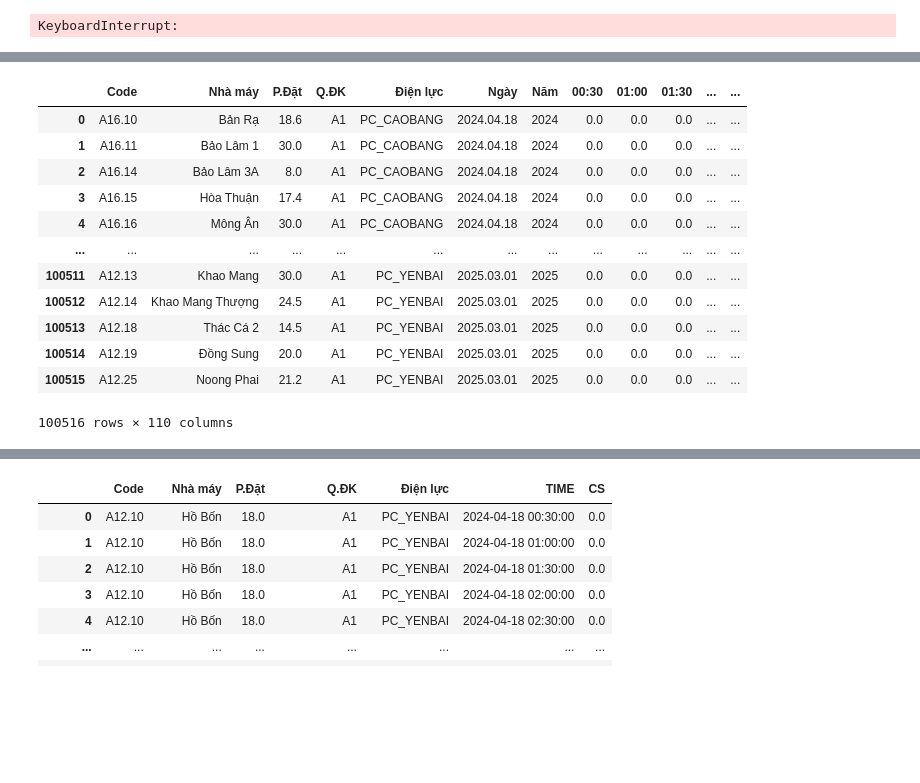
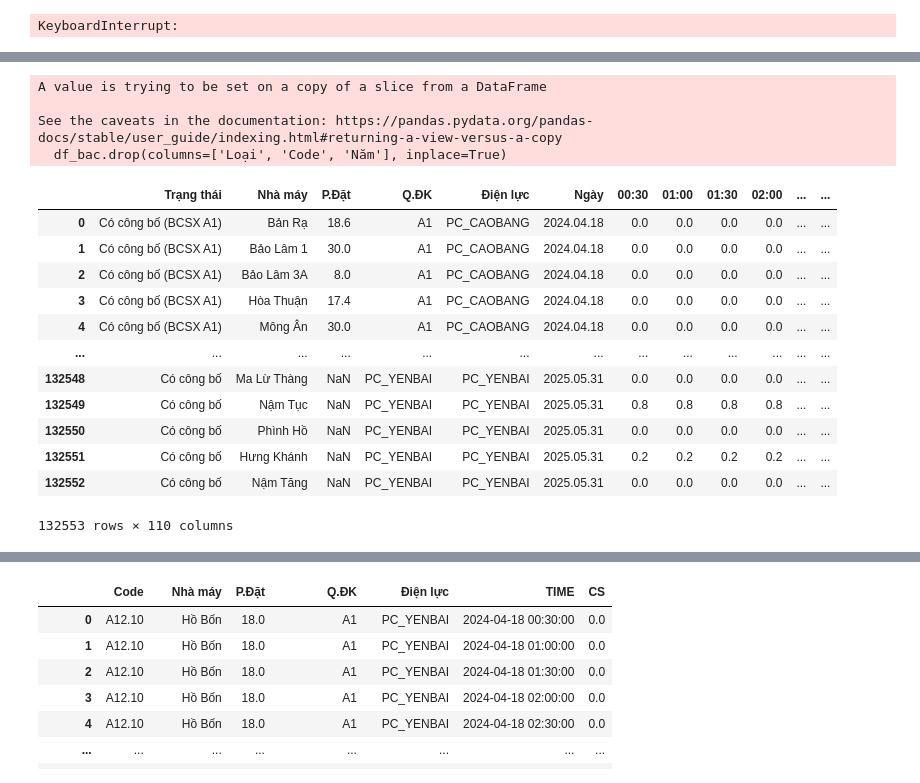
Before and after one commit to khuecoi2001/TDN_project, a Jupyter notebook: notebooks/BCSVH_DGMS.ipynb, the cells around one changed output, grey strips where cells are left out. Saved outputs shown, nothing was run; the diff lists cells and outputs as text; code cells hidden in the pictures; blank space fills up the shorter version.

```diff
--- a/notebooks/BCSVH_DGMS.ipynb
+++ b/notebooks/BCSVH_DGMS.ipynb
@@ -70,12 +70,20 @@ for year in os.listdir(root_path):
                 file_path = os.path.join(folder_path, file)
 
                 try:
-                    if '-A1' in file:
-                        df = pd.read_excel(file_path, skiprows=162, usecols='A:BC', nrows=860)
-                    elif '-NPC' in file:
-                        df = pd.read_excel(file_path, skiprows=92, usecols='A:BC', nrows=726)
+                    if date_part <= '2025.03.01':
+                        if '-A1' in file:
+                            df = pd.read_excel(file_path, skiprows=162, usecols='A:BC', nrows=896)
+                        elif '-NPC' in file:
+                            df = pd.read_excel(file_path, skiprows=92, usecols='A:BC', nrows=731)
+                        else:
+                            continue
                     else:
-                        continue
+                        if '-A1' in file:
+                            df = pd.read_excel(file_path, skiprows=300, usecols='A:BC', nrows=1851)
+                        elif '-NPC' in file:
+                            df = pd.read_excel(file_path, skiprows=160, usecols='A:BC', nrows=1481)
+                        else:
+                            continue
 
                     df.insert(7, 'Ngày', date_part)
                     df.insert(8, 'Năm', year)
@@ -104,22 +173,26 @@ print(f'✅ Đã gộp xong {len(df_bac)} dòng dữ liệu từ các năm.')
 # %%
-df_bac = df_bac[df_bac['Loại'] == 'Báo cáo sau vận hành']
-df_bac.drop(columns=['Loại', 'Trạng thái'], inplace=True)
+df_bac = df_bac[df_bac['Loại'].isin(['Báo cáo sau vận hành', 'Báo cáo sau vận hành tổng hợp'])]
+df_bac.drop(columns=['Loại', 'Code', 'Năm'], inplace=True)
 df_bac.reset_index(drop=True, inplace=True)
 df_bac
 # %% [output]
+A value is trying to be set on a copy of a slice from a DataFrame
+
+See the caveats in the documentation: https://pandas.pydata.org/pandas-docs/stable/user_guide/indexing.html#returning-a-view-versus-a-copy
+  df_bac.drop(columns=['Loại', 'Code', 'Năm'], inplace=True)
-|  | Code | Nhà máy | P.Đặt | Q.ĐK | Điện lực | Ngày | Năm | 00:30 | 01:00 | 01:30 | ... | ... |
-| 0 | A16.10 | Bản Rạ | 18.6 | A1 | PC_CAOBANG | 2024.04.18 | 2024 | 0.0 | 0.0 | 0.0 | ... | ... |
-| 1 | A16.11 | Bảo Lâm 1 | 30.0 | A1 | PC_CAOBANG | 2024.04.18 | 2024 | 0.0 | 0.0 | 0.0 | ... | ... |
-| 2 | A16.14 | Bảo Lâm 3A | 8.0 | A1 | PC_CAOBANG | 2024.04.18 | 2024 | 0.0 | 0.0 | 0.0 | ... | ... |
-| 3 | A16.15 | Hòa Thuận | 17.4 | A1 | PC_CAOBANG | 2024.04.18 | 2024 | 0.0 | 0.0 | 0.0 | ... | ... |
-| 4 | A16.16 | Mông Ân | 30.0 | A1 | PC_CAOBANG | 2024.04.18 | 2024 | 0.0 | 0.0 | 0.0 | ... | ... |
+|  | Trạng thái | Nhà máy | P.Đặt | Q.ĐK | Điện lực | Ngày | 00:30 | 01:00 | 01:30 | 02:00 | ... | ... |
+| 0 | Có công bố (BCSX A1) | Bản Rạ | 18.6 | A1 | PC_CAOBANG | 2024.04.18 | 0.0 | 0.0 | 0.0 | 0.0 | ... | ... |
+| 1 | Có công bố (BCSX A1) | Bảo Lâm 1 | 30.0 | A1 | PC_CAOBANG | 2024.04.18 | 0.0 | 0.0 | 0.0 | 0.0 | ... | ... |
+| 2 | Có công bố (BCSX A1) | Bảo Lâm 3A | 8.0 | A1 | PC_CAOBANG | 2024.04.18 | 0.0 | 0.0 | 0.0 | 0.0 | ... | ... |
+| 3 | Có công bố (BCSX A1) | Hòa Thuận | 17.4 | A1 | PC_CAOBANG | 2024.04.18 | 0.0 | 0.0 | 0.0 | 0.0 | ... | ... |
+| 4 | Có công bố (BCSX A1) | Mông Ân | 30.0 | A1 | PC_CAOBANG | 2024.04.18 | 0.0 | 0.0 | 0.0 | 0.0 | ... | ... |
 | ... | ... | ... | ... | ... | ... | ... | ... | ... | ... | ... | ... | ... |
-| 100511 | A12.13 | Khao Mang | 30.0 | A1 | PC_YENBAI | 2025.03.01 | 2025 | 0.0 | 0.0 | 0.0 | ... | ... |
-| 100512 | A12.14 | Khao Mang Thượng | 24.5 | A1 | PC_YENBAI | 2025.03.01 | 2025 | 0.0 | 0.0 | 0.0 | ... | ... |
-| 100513 | A12.18 | Thác Cá 2 | 14.5 | A1 | PC_YENBAI | 2025.03.01 | 2025 | 0.0 | 0.0 | 0.0 | ... | ... |
-| 100514 | A12.19 | Đồng Sung | 20.0 | A1 | PC_YENBAI | 2025.03.01 | 2025 | 0.0 | 0.0 | 0.0 | ... | ... |
-| 100515 | A12.25 | Noong Phai | 21.2 | A1 | PC_YENBAI | 2025.03.01 | 2025 | 0.0 | 0.0 | 0.0 | ... | ... |
+| 132548 | Có công bố | Ma Lừ Thàng | NaN | PC_YENBAI | PC_YENBAI | 2025.05.31 | 0.0 | 0.0 | 0.0 | 0.0 | ... | ... |
+| 132549 | Có công bố | Nậm Tục | NaN | PC_YENBAI | PC_YENBAI | 2025.05.31 | 0.8 | 0.8 | 0.8 | 0.8 | ... | ... |
+| 132550 | Có công bố | Phình Hồ | NaN | PC_YENBAI | PC_YENBAI | 2025.05.31 | 0.0 | 0.0 | 0.0 | 0.0 | ... | ... |
+| 132551 | Có công bố | Hưng Khánh | NaN | PC_YENBAI | PC_YENBAI | 2025.05.31 | 0.2 | 0.2 | 0.2 | 0.2 | ... | ... |
+| 132552 | Có công bố | Nậm Tăng | NaN | PC_YENBAI | PC_YENBAI | 2025.05.31 | 0.0 | 0.0 | 0.0 | 0.0 | ... | ... |
-100516 rows × 110 columns
+132553 rows × 110 columns
 # %%
 # Chỉ giữ lại dữ liệu đến cột "00:00"
 df_bac = df_bac.loc[:, :'00:00']
```
Also changed, not shown: parts of 6 cells of this notebook, 4 other files.
